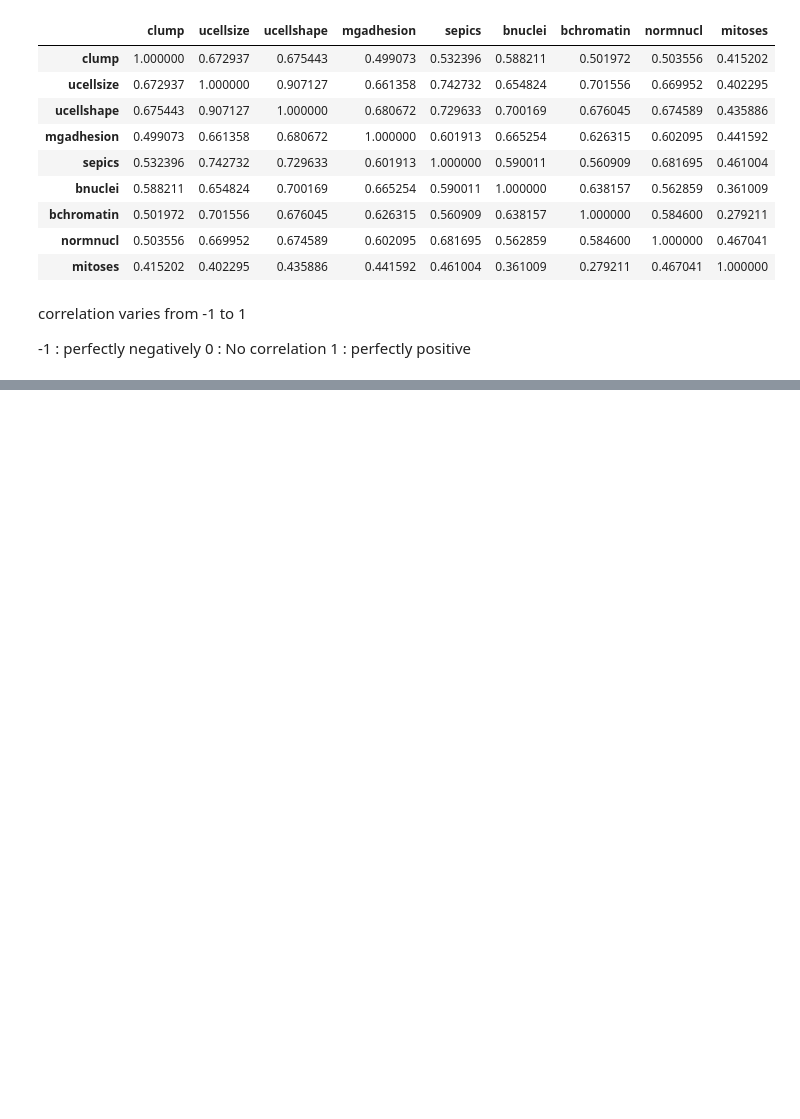
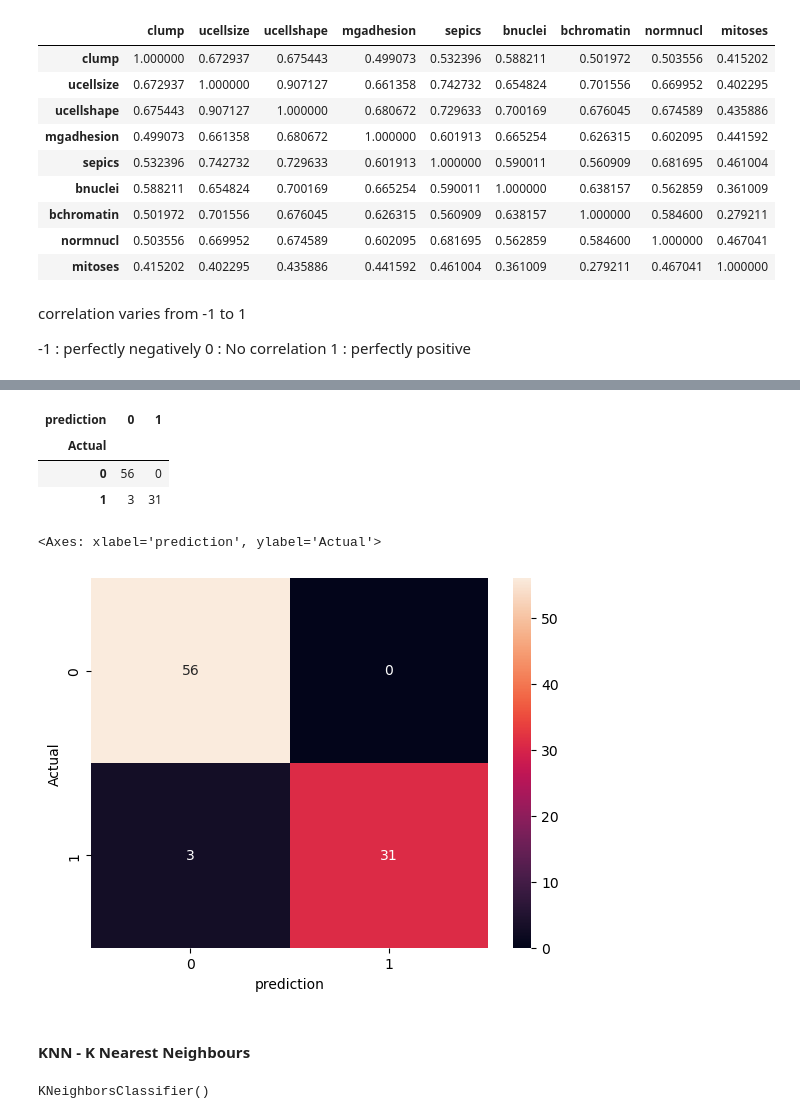
Before and after one commit to Abednego-py/DataScience_DataGurus, a Jupyter notebook: Intro to ML.ipynb, the cells around one changed output, grey strips where cells are left out. Saved outputs shown, nothing was run; the diff lists cells and outputs as text; code cells hidden in the pictures; blank space fills up the shorter version.

Commit message:
apply logistic and knn algo to build and evaluate model

```diff
--- a/Intro to ML.ipynb
+++ b/Intro to ML.ipynb
@@ -352,0 +365,4 @@ X_train, X_test, y_train, y_test = train_test_split(X.values, y,test_size=0.3,ra
+# %%
+from sklearn.linear_model import LogisticRegression
+
+model = LogisticRegression().fit(X_train, y_train) # train the model
@@ -352,0 +391,2 @@ X_train, X_test, y_train, y_test = train_test_split(X.values, y,test_size=0.3,ra
+# %%
+predictions = model.predict(X_test)
@@ -352,0 +416,24 @@ X_train, X_test, y_train, y_test = train_test_split(X.values, y,test_size=0.3,ra
+# %%
+confusion_matrix = pd.crosstab(y_test, predictions, rownames=['Actual'], colnames=['prediction'])
+
+confusion_matrix
+# %% [output]
+| prediction | 0 | 1 |
+| Actual |  |  |
+| 0 | 56 | 0 |
+| 1 | 3 | 31 |
+# %%
+sb.heatmap(confusion_matrix, annot=True)
+# %% [output]
+<Axes: xlabel='prediction', ylabel='Actual'>
+[figure, added]
+# %% [markdown]
+#### KNN - K Nearest Neighbours
+# %%
+from sklearn.neighbors import KNeighborsClassifier
+
+model_knn = KNeighborsClassifier(n_neighbors=5)
+
+model_knn.fit(X_train, y_train)
+# %% [output]
+KNeighborsClassifier()
```
Also changed, not shown: parts of 51 cells of this notebook, 1 other file.
